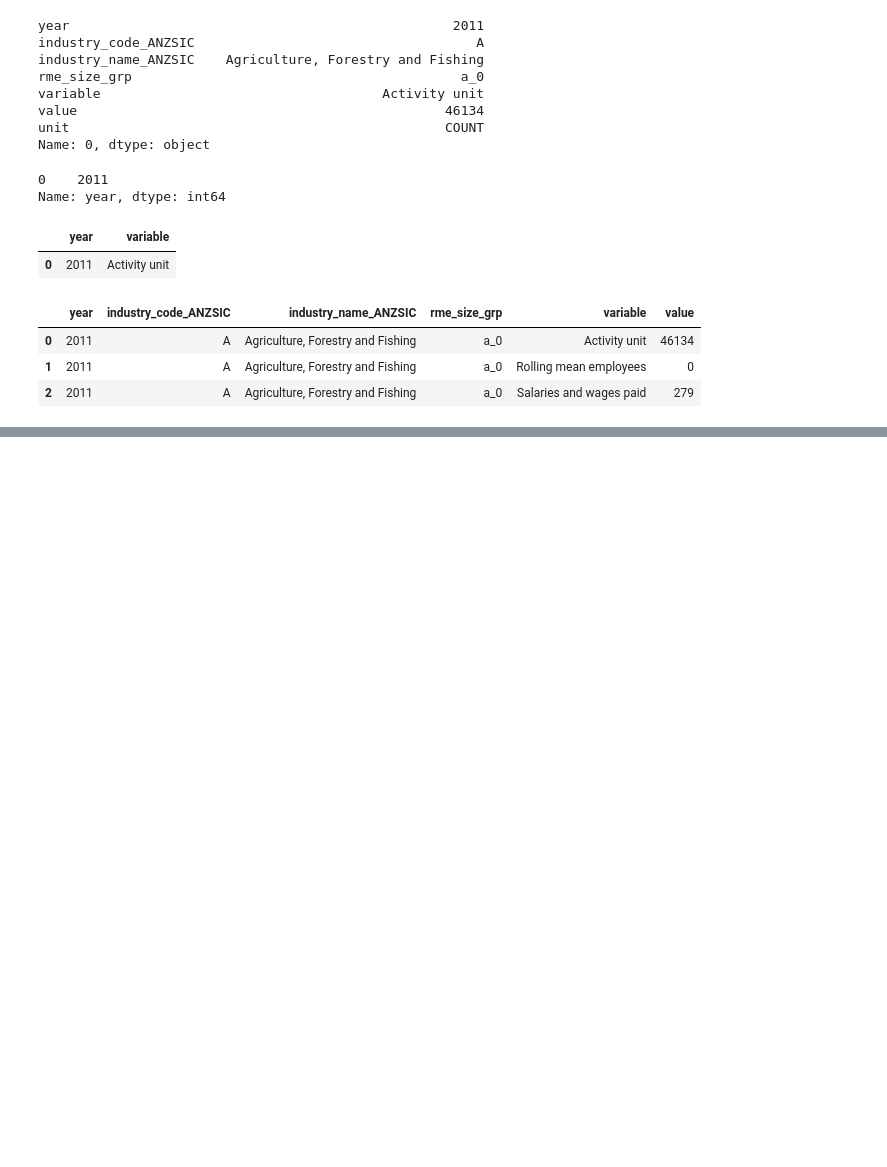
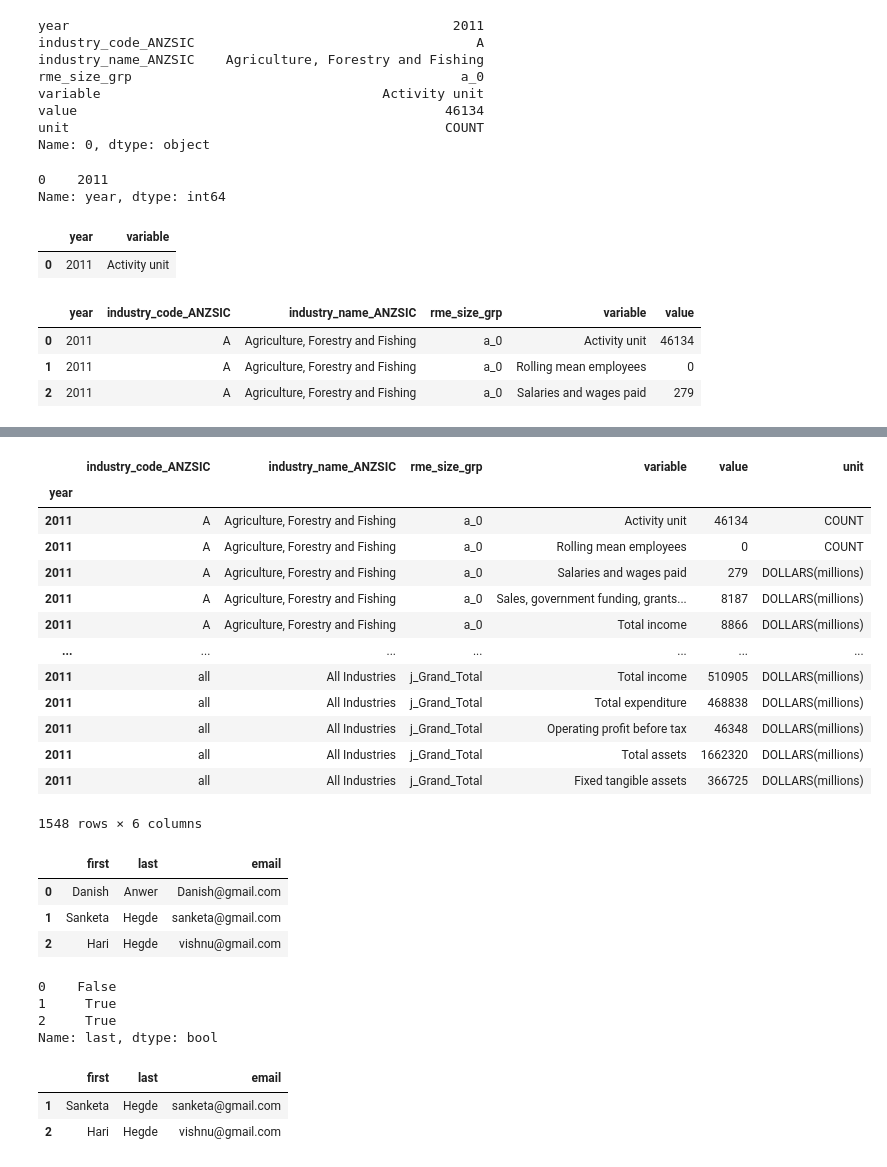
Before and after one commit to danish2562022/Python_Basic_To_Advanced, a Jupyter notebook: Pandas.ipynb, the cells around one changed output, grey strips where cells are left out. Drawn from its saved outputs; the diff is of its cells as text; code cells hidden in the pictures; blank space fills up the shorter version.

```diff
--- a/Pandas.ipynb
+++ b/Pandas.ipynb
@@ -242,0 +314,2 @@ df.loc[0:2,'year':'value']
+# %%
+df=pd.read_csv('annualreport.csv',index_col='year')
@@ -242,0 +326,17 @@ df.loc[0:2,'year':'value']
+# %%
+df.loc[2011]
+# %% [output]
+|  | industry_code_ANZSIC | industry_name_ANZSIC | rme_size_grp | variable | value | unit |
+| year |  |  |  |  |  |  |
+| 2011 | A | Agriculture, Forestry and Fishing | a_0 | Activity unit | 46134 | COUNT |
+| 2011 | A | Agriculture, Forestry and Fishing | a_0 | Rolling mean employees | 0 | COUNT |
+| 2011 | A | Agriculture, Forestry and Fishing | a_0 | Salaries and wages paid | 279 | DOLLARS(millions) |
+| 2011 | A | Agriculture, Forestry and Fishing | a_0 | Sales, government funding, grants... | 8187 | DOLLARS(millions) |
+| 2011 | A | Agriculture, Forestry and Fishing | a_0 | Total income | 8866 | DOLLARS(millions) |
+| ... | ... | ... | ... | ... | ... | ... |
+| 2011 | all | All Industries | j_Grand_Total | Total income | 510905 | DOLLARS(millions) |
+| 2011 | all | All Industries | j_Grand_Total | Total expenditure | 468838 | DOLLARS(millions) |
+| 2011 | all | All Industries | j_Grand_Total | Operating profit before tax | 46348 | DOLLARS(millions) |
+| 2011 | all | All Industries | j_Grand_Total | Total assets | 1662320 | DOLLARS(millions) |
+| 2011 | all | All Industries | j_Grand_Total | Fixed tangible assets | 366725 | DOLLARS(millions) |
+1548 rows × 6 columns
@@ -242,0 +349,15 @@ df.loc[0:2,'year':'value']
+# %%
+data=pd.DataFrame(people)
+data.head()
+# %% [output]
+|  | first | last | email |
+| 0 | Danish | Anwer | Danish@gmail.com |
+| 1 | Sanketa | Hegde | sanketa@gmail.com |
+| 2 | Hari | Hegde | vishnu@gmail.com |
+# %%
+data['last']=='Hegde'
+# %% [output]
+0    False
+1     True
+2     True
+Name: last, dtype: bool
@@ -242,0 +366,6 @@ df.loc[0:2,'year':'value']
+# %%
+data[filt]
+# %% [output]
+|  | first | last | email |
+| 1 | Sanketa | Hegde | sanketa@gmail.com |
+| 2 | Hari | Hegde | vishnu@gmail.com |
```
Also changed, not shown: parts of 15 cells of this notebook.
